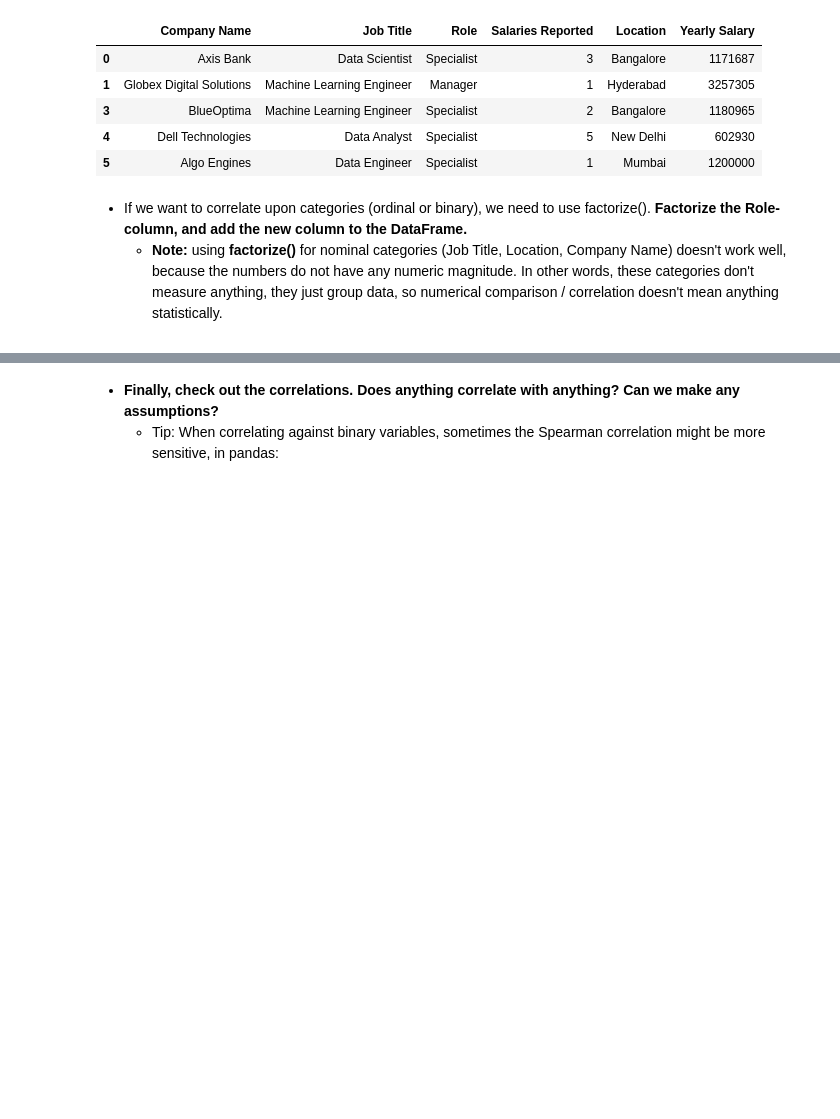
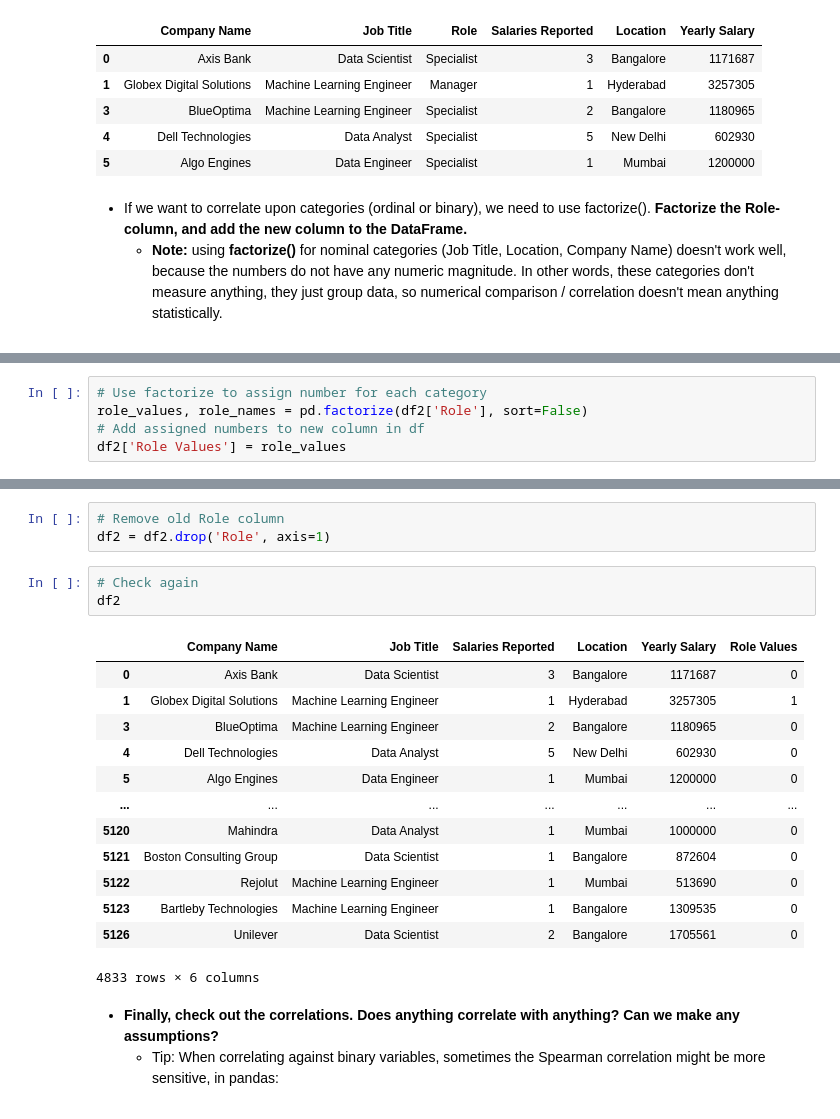
Before and after one commit to jtsillan/DataAnalytics, a Jupyter notebook: exercise_set_2/exercise_set_2.ipynb, the cells around one changed output, grey strips where cells are left out. Cells and saved outputs as stored; diff of their text form; blank space fills up the shorter version.

```diff
--- a/exercise_set_2/exercise_set_2.ipynb
+++ b/exercise_set_2/exercise_set_2.ipynb
@@ -566,0 +565,5 @@ df2.head()
+# %%
+# Use factorize to assign number for each category
+role_values, role_names = pd.factorize(df2['Role'], sort=False)
+# Add assigned numbers to new column in df
+df2['Role Values'] = role_values
@@ -567,3 +580,23 @@ df2.head()
+# %%
+# Remove old Role column
+df2 = df2.drop('Role', axis=1)
+# %%
+# Check again
+df2
+# %% [output]
+|  | Company Name | Job Title | Salaries Reported | Location | Yearly Salary | Role Values |
+| 0 | Axis Bank | Data Scientist | 3 | Bangalore | 1171687 | 0 |
+| 1 | Globex Digital Solutions | Machine Learning Engineer | 1 | Hyderabad | 3257305 | 1 |
+| 3 | BlueOptima | Machine Learning Engineer | 2 | Bangalore | 1180965 | 0 |
+| 4 | Dell Technologies | Data Analyst | 5 | New Delhi | 602930 | 0 |
+| 5 | Algo Engines | Data Engineer | 1 | Mumbai | 1200000 | 0 |
+| ... | ... | ... | ... | ... | ... | ... |
+| 5120 | Mahindra | Data Analyst | 1 | Mumbai | 1000000 | 0 |
+| 5121 | Boston Consulting Group | Data Scientist | 1 | Bangalore | 872604 | 0 |
+| 5122 | Rejolut | Machine Learning Engineer | 1 | Mumbai | 513690 | 0 |
+| 5123 | Bartleby Technologies | Machine Learning Engineer | 1 | Bangalore | 1309535 | 0 |
+| 5126 | Unilever | Data Scientist | 2 | Bangalore | 1705561 | 0 |
+4833 rows × 6 columns
 # %% [markdown]
 <ul>
 <li><b>Finally, check out the correlations. Does anything correlate with anything? Can we make any assumptions?</b></li>
```
Also changed, not shown: parts of 11 cells of this notebook, 3 other files.
